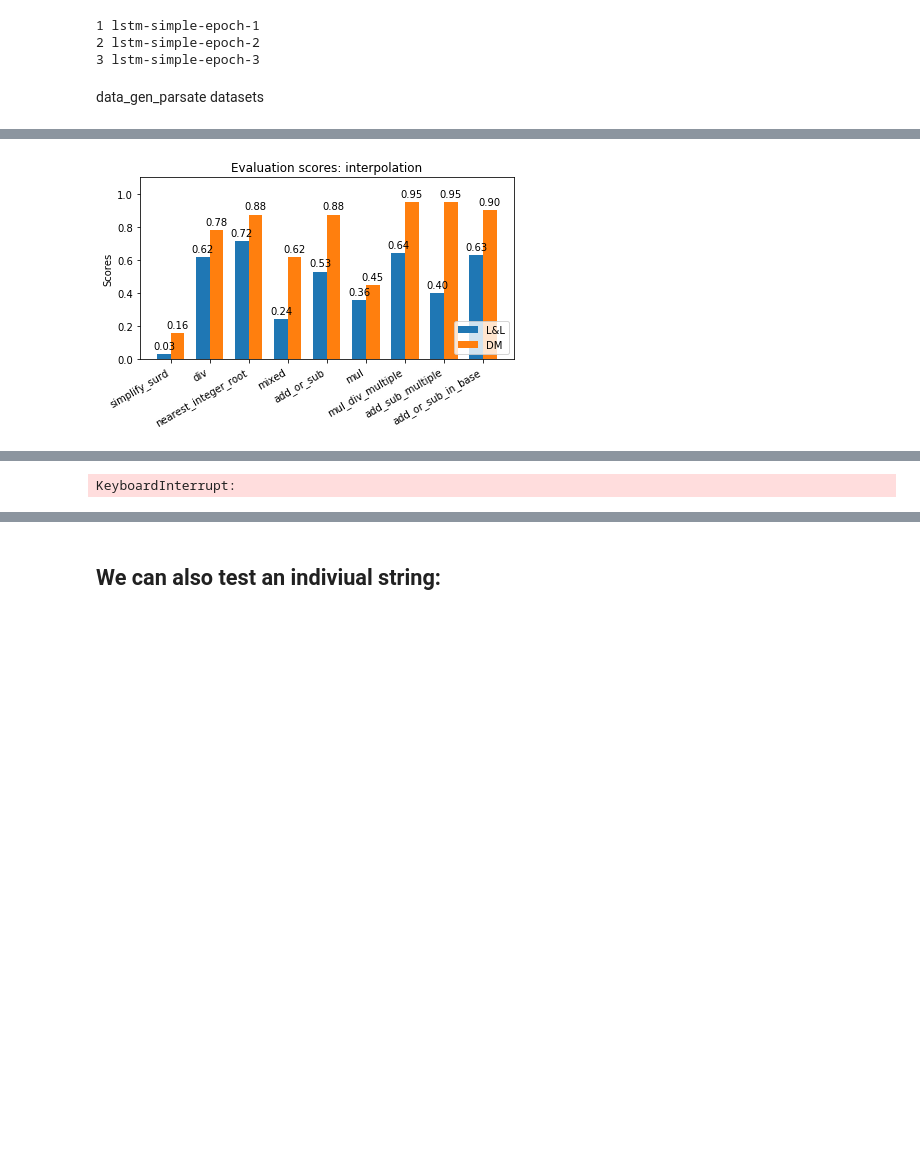
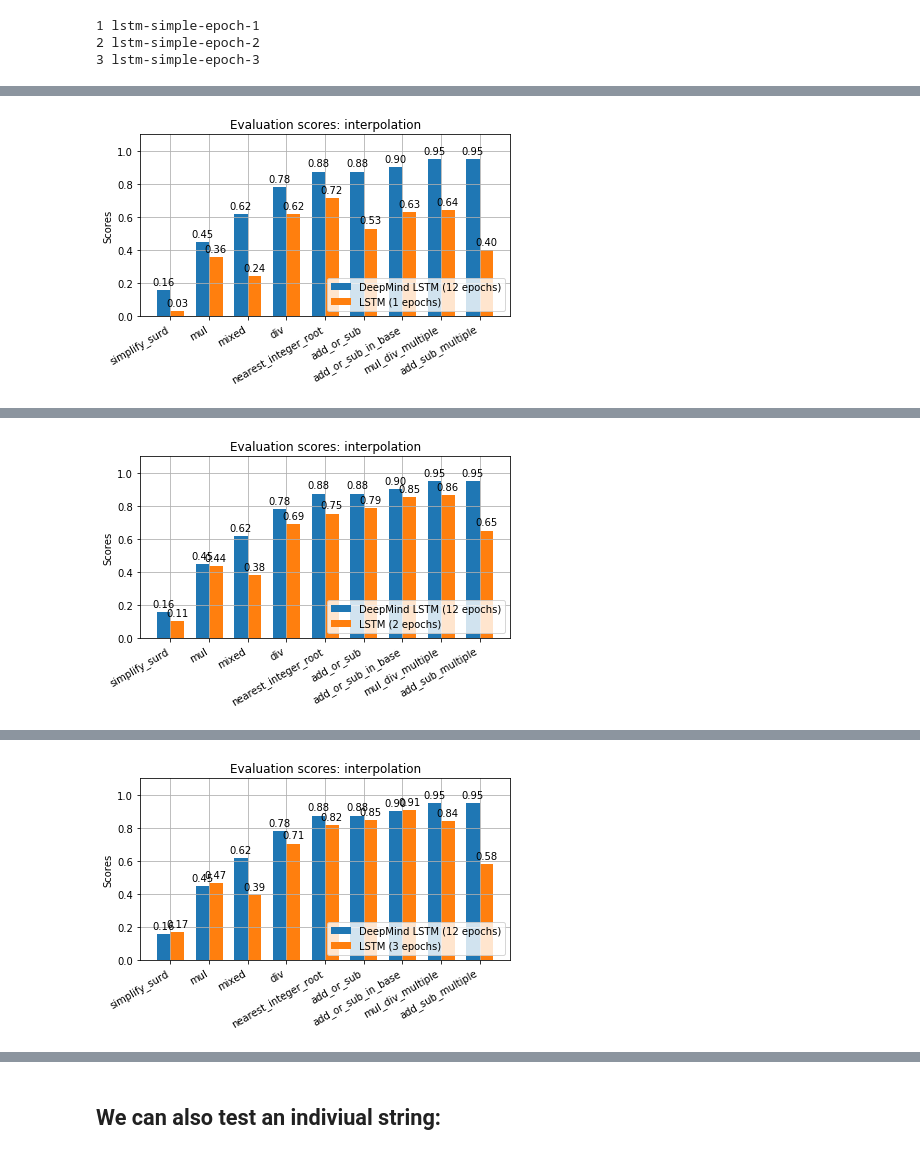
Before and after one commit to lvwerra/deep-math, a Jupyter notebook: notebooks/model-evaluation.ipynb, the cells around one changed output, grey strips where cells are left out. Drawn from its saved outputs; the diff is of its cells as text; code cells hidden in the pictures; blank space fills up the shorter version.

```diff
--- a/notebooks/model-evaluation.ipynb
+++ b/notebooks/model-evaluation.ipynb
@@ -179,12 +187,11 @@ model_path = Path('../src/models/'  + job_ids[1])
 
 settings_dict, input_texts, target_texts = get_data(model_path/'settings.json')
 data_gen_pars, _, _ = get_sequence_data(settings_dict)
-# %% [markdown]
-data_gen_parsate datasets
 # %%
 for epoch, job_id in job_ids.items():
     model_path = Path('../src/models/'  + job_id)
     lstm_eval = EvaluateSimpleLSTM(model_path, data_gen_pars)
     print('EPOCH', epoch)
-    res, res_dm = evaluate_arithmetics_interpolate(lstm_eval, input_texts, target_texts)
+    exp_name = 'LSTM (%i epochs)' % epoch
+    res, res_dm = evaluate_arithmetics_interpolate(lstm_eval, input_texts, target_texts, ['DeepMind LSTM (12 epochs)', exp_name])
 # %% [output]
@@ -192,0 +199 @@ WARNING:tensorflow:Entity <function standard_lstm at 0x...> could not be transfo
+[figure, new version]
@@ -193,0 +201 @@ WARNING:tensorflow:Entity <function standard_lstm at 0x...> could not be transfo
+[figure, added]
@@ -199 +202,0 @@ EPOCH 1
-[figure, old version]
@@ -208,3 +203,3 @@ EPOCH 2
-KeyboardInterrupt:
+[figure, added]
 # %%
 for epoch, job_id in job_ids.items():
```
Also changed, not shown: parts of 8 cells of this notebook.
